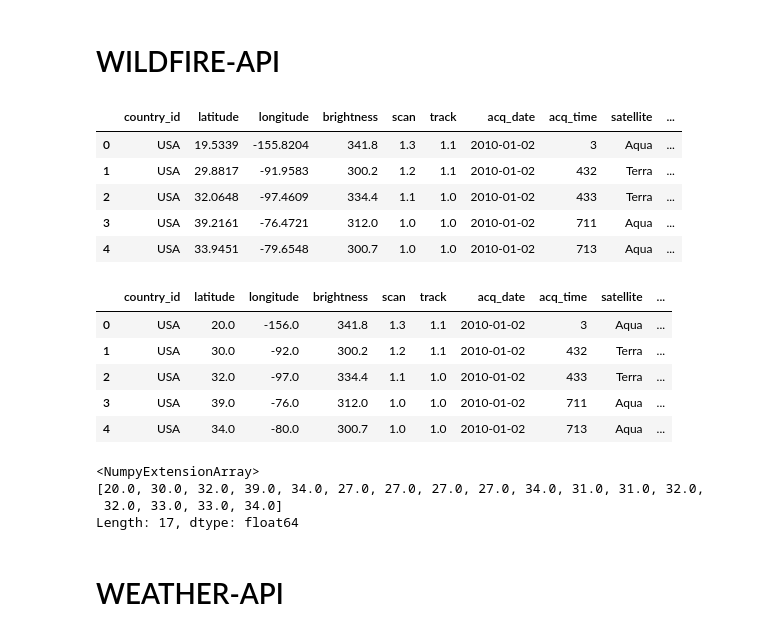
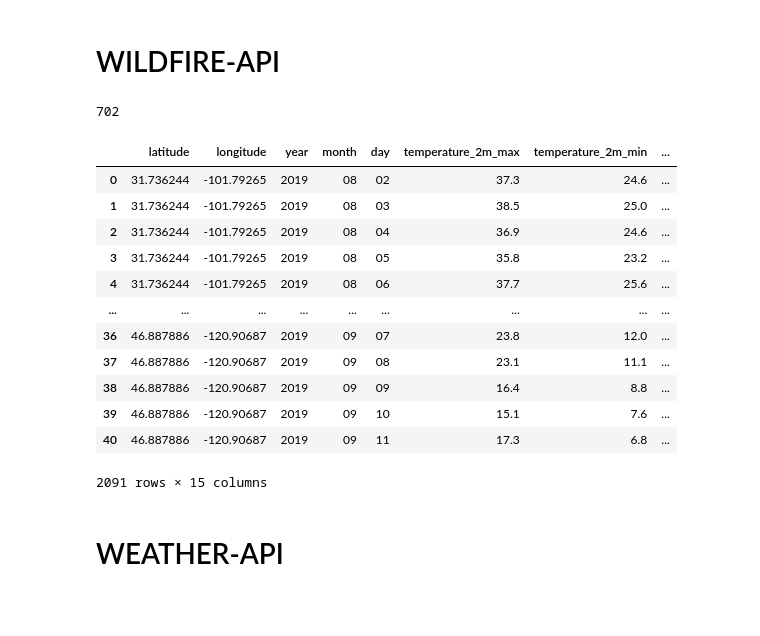
Before and after one commit to ZFrancisco/fire-predictor, a Jupyter notebook: wildfire_project.ipynb, the cells around one changed output. Drawn from its saved outputs; the diff is of its cells as text; code cells hidden in the pictures; blank space fills up the shorter version.

```diff
--- a/wildfire_project.ipynb
+++ b/wildfire_project.ipynb
@@ -8,0 +17,24 @@ import regex as re
+# %%
+def get_data():
+  # generate random year month date between the function of MODIS_SP satellite
+  rand_year = random.randint(2017, 2023)
+  rand_month = random.randint(1, 12)
+  rand_day = random.randint(1, 30)
+  #get fire data
+  nasa_url = 'https://firms.modaps.eosdis.nasa.gov/api/country/csv/' + MAP_KEY + '/MODIS_SP/USA/1/' + str(rand_year) + '-' + str(rand_month) + '-' + str(rand_day)
+  df = pd.read_csv(nasa_url)
+  df['latitude'] = np.round(df['latitude'], 2)
+  df['longitude']  = np.round(df['longitude'], 2)
+  df = (
+      df[df['confidence'] >= 80]
+      .set_index(['latitude', 'longitude'])
+      .index.unique()
+      )
+  fire_lat = [i[0] for i in df]
+  fire_long = [i[1] for i in df]
+  #get weather data
+  weather_data = clean_weather(historical_data_url, param_generator(fire_lat, fire_long, rand_year, rand_month, rand_day))
+  weather_data['fire'] = 1
+  #write to json
+  to_fire_data(weather_data)
+  return weather_data
@@ -9,38 +107,24 @@ import regex as re
 # %% [markdown]
 # WILDFIRE-API
-# %%
-MAP_KEY = "85ad147fd1890d06e0e2db5bb9d95b57"
-
-da_url = 'https://firms.modaps.eosdis.nasa.gov/api/country/csv/' + MAP_KEY + '/MODIS_SP/USA/1/2010-1-02'
-df = pd.read_csv(da_url)
-df.head()
-# %% [output]
-|  | country_id | latitude | longitude | brightness | scan | track | acq_date | acq_time | satellite | ... |
-| 0 | USA | 19.5339 | -155.8204 | 341.8 | 1.3 | 1.1 | 2010-01-02 | 3 | Aqua | ... |
-| 1 | USA | 29.8817 | -91.9583 | 300.2 | 1.2 | 1.1 | 2010-01-02 | 432 | Terra | ... |
-| 2 | USA | 32.0648 | -97.4609 | 334.4 | 1.1 | 1.0 | 2010-01-02 | 433 | Terra | ... |
-| 3 | USA | 39.2161 | -76.4721 | 312.0 | 1.0 | 1.0 | 2010-01-02 | 711 | Aqua | ... |
-| 4 | USA | 33.9451 | -79.6548 | 300.7 | 1.0 | 1.0 | 2010-01-02 | 713 | Aqua | ... |
-# %%
-after_rounding = df.copy()
-after_rounding['latitude'] = np.round(df['latitude'])
-after_rounding['longitude']  = np.round(df['longitude'])
-after_rounding.head()
-# %% [output]
-|  | country_id | latitude | longitude | brightness | scan | track | acq_date | acq_time | satellite | ... |
-| 0 | USA | 20.0 | -156.0 | 341.8 | 1.3 | 1.1 | 2010-01-02 | 3 | Aqua | ... |
-| 1 | USA | 30.0 | -92.0 | 300.2 | 1.2 | 1.1 | 2010-01-02 | 432 | Terra | ... |
-| 2 | USA | 32.0 | -97.0 | 334.4 | 1.1 | 1.0 | 2010-01-02 | 433 | Terra | ... |
-| 3 | USA | 39.0 | -76.0 | 312.0 | 1.0 | 1.0 | 2010-01-02 | 711 | Aqua | ... |
-| 4 | USA | 34.0 | -80.0 | 300.7 | 1.0 | 1.0 | 2010-01-02 | 713 | Aqua | ... |
-# %%
-fire_lat = after_rounding['latitude'].array
-fire_long = after_rounding['longitude'].array
-fire_lat
-# %% [output]
-<NumpyExtensionArray>
-[20.0, 30.0, 32.0, 39.0, 34.0, 27.0, 27.0, 27.0, 27.0, 34.0, 31.0, 31.0, 32.0,
- 32.0, 33.0, 33.0, 34.0]
-Length: 17, dtype: float64
+# %%
+len(pd.read_json('./fire_data.json'))
+# %% [output]
+702
+# %%
+get_data()
+# %% [output]
+|  | latitude | longitude | year | month | day | temperature_2m_max | temperature_2m_min | ... |
+| 0 | 31.736244 | -101.79265 | 2019 | 08 | 02 | 37.3 | 24.6 | ... |
+| 1 | 31.736244 | -101.79265 | 2019 | 08 | 03 | 38.5 | 25.0 | ... |
+| 2 | 31.736244 | -101.79265 | 2019 | 08 | 04 | 36.9 | 24.6 | ... |
+| 3 | 31.736244 | -101.79265 | 2019 | 08 | 05 | 35.8 | 23.2 | ... |
+| 4 | 31.736244 | -101.79265 | 2019 | 08 | 06 | 37.7 | 25.6 | ... |
+| ... | ... | ... | ... | ... | ... | ... | ... | ... |
+| 36 | 46.887886 | -120.90687 | 2019 | 09 | 07 | 23.8 | 12.0 | ... |
+| 37 | 46.887886 | -120.90687 | 2019 | 09 | 08 | 23.1 | 11.1 | ... |
+| 38 | 46.887886 | -120.90687 | 2019 | 09 | 09 | 16.4 | 8.8 | ... |
+| 39 | 46.887886 | -120.90687 | 2019 | 09 | 10 | 15.1 | 7.6 | ... |
+| 40 | 46.887886 | -120.90687 | 2019 | 09 | 11 | 17.3 | 6.8 | ... |
+2091 rows × 15 columns
 # %% [markdown]
 # WEATHER-API
```
Also changed, not shown: parts of 15 cells of this notebook.
